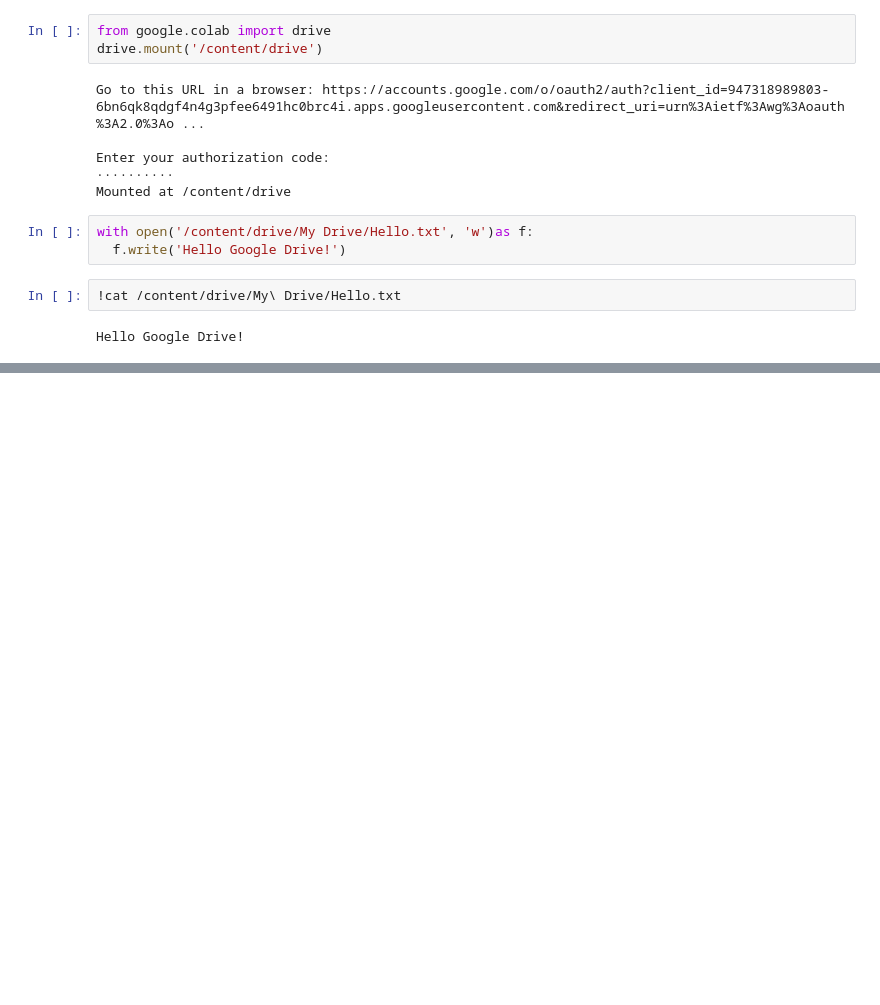
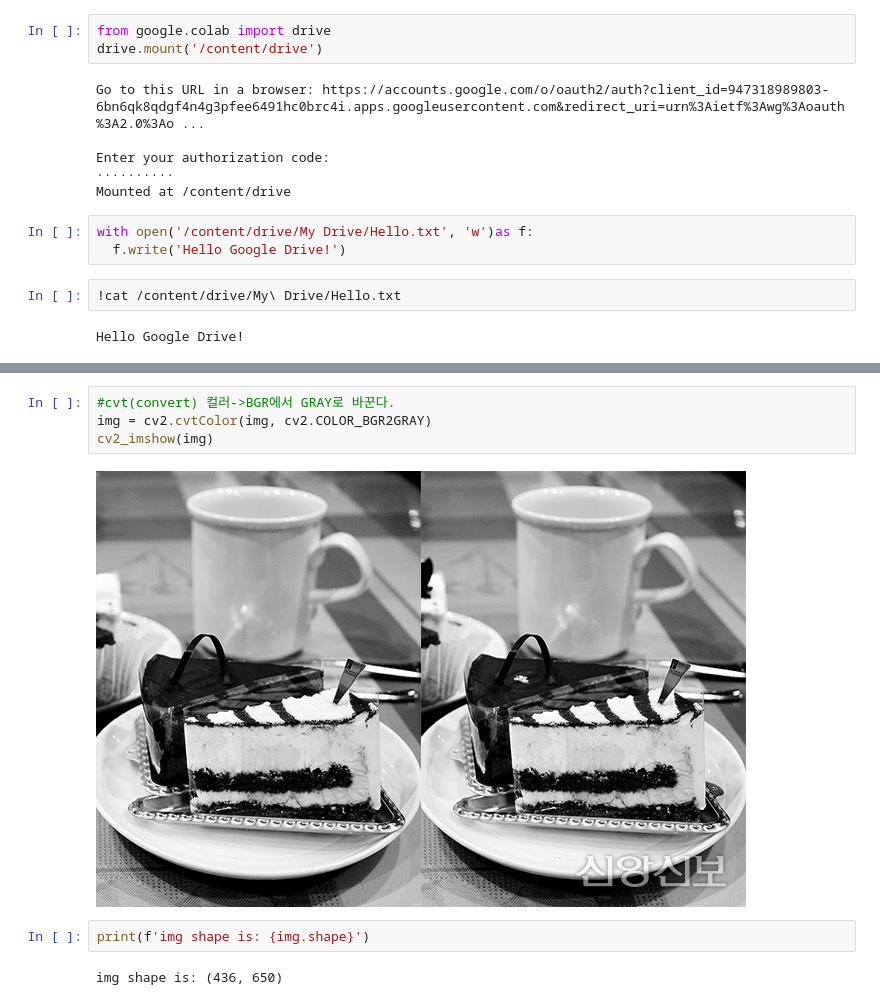
Before and after one commit to yuhyerin/AI, a Jupyter notebook: 1일차.ipynb, the cells around one changed output, grey strips where cells are left out. Drawn from its saved outputs; the diff is of its cells as text; blank space fills up the shorter version.

```diff
--- a/1일차.ipynb
+++ b/1일차.ipynb
@@ -28,0 +45,10 @@ Hello Google Drive!
+# %%
+#cvt(convert) 컬러->BGR에서 GRAY로 바꾼다.
+img = cv2.cvtColor(img, cv2.COLOR_BGR2GRAY)
+cv2_imshow(img)
+# %% [output]
+[figure, added]
+# %%
+print(f'img shape is: {img.shape}')
+# %% [output]
+img shape is: (436, 650)
```
Also changed, not shown: parts of 21 cells of this notebook.
